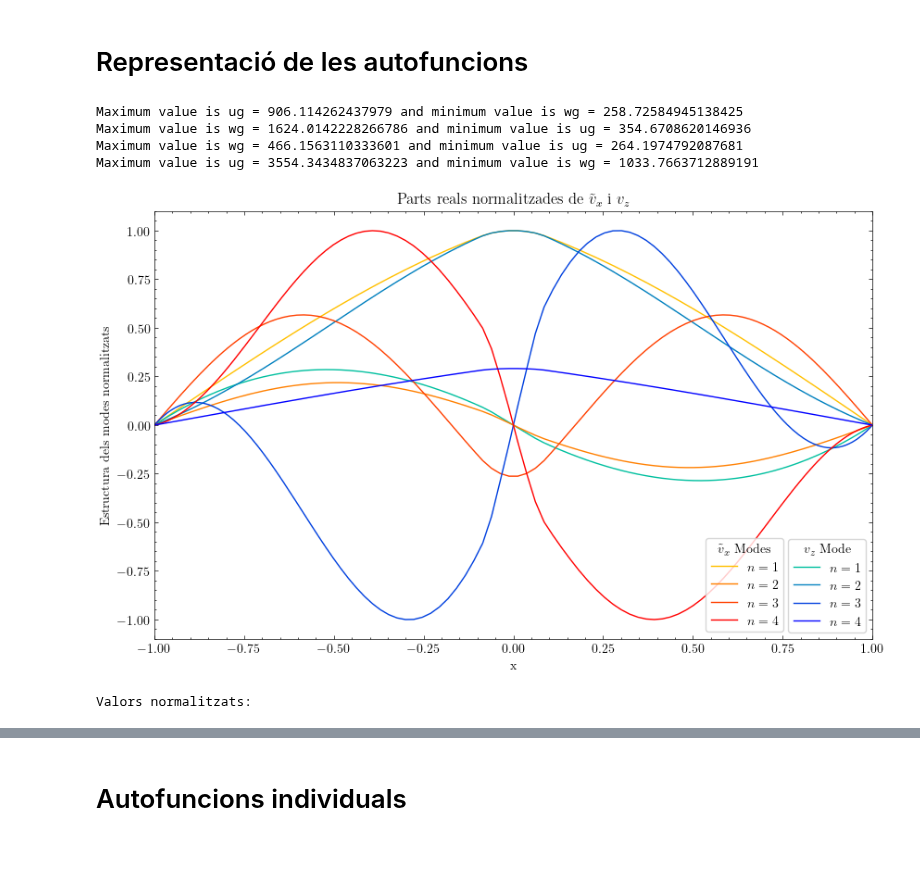
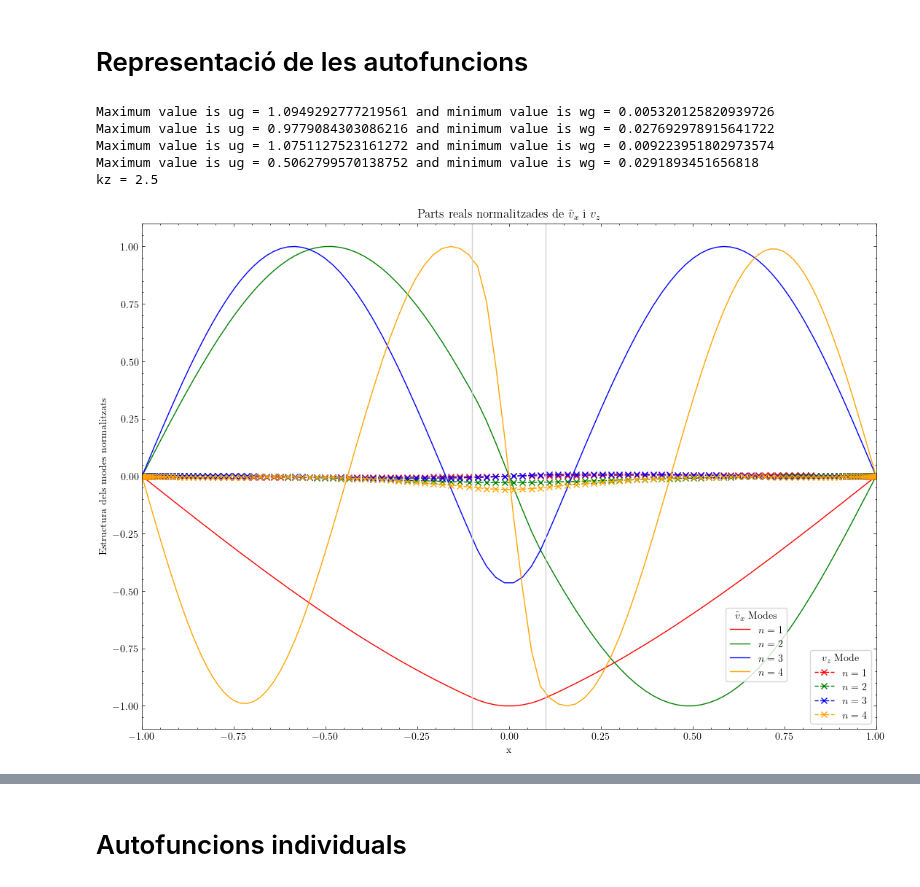
Before and after one commit to JoanRibotOliver/TFG, a Jupyter notebook: Fast & slow modes.ipynb, the cells around one changed output, grey strips where cells are left out. Drawn from its saved outputs; the diff is of its cells as text; code cells hidden in the pictures; blank space fills up the shorter version.

```diff
--- a/Fast & slow modes.ipynb
+++ b/Fast & slow modes.ipynb
@@ -18,6 +18,18 @@ logger = logging.getLogger(__name__)
 from IPython.display import display
 import scienceplots
 plt.style.use('science')
+plt.rcParams.update({
+    "font.size": 12,           # Match LaTeX body text (12pt)
+    "axes.titlesize": 12,      # Title font size
+    "axes.labelsize": 12,      # Axis label font size
+    "xtick.labelsize": 12,     # X tick label font size
+    "ytick.labelsize": 12,     # Y tick label font size
+    "legend.fontsize": 12,     # Legend font size
+    "figure.dpi": 300,         # High DPI for sharpness
+    "font.family": "serif",    # Optional: match LaTeX font
+    "mathtext.fontset": "cm",  # Optional: Computer Modern math
+})
+logging.getLogger().setLevel(logging.WARNING)
 
 
 
@@ -253,30 +264,22 @@ N_max_mode = 4
 N_min_mode = 0
 N_modes = N_max_mode - N_min_mode
 
-### Define warm and cold color palettes ###
-cmap_warm = plt.get_cmap('autumn')  # Warm color palette for v10x~
-cmap_cold = plt.get_cmap('winter')   # Cold color palette for v10z
-colors_warm = [cmap_warm(i / N_modes) for i in range(N_modes)]    # Warm colors
-colors_cold = [cmap_cold(i / N_modes) for i in range(N_modes)]    # Cold colors
+### Define colors for the lines ###
+colors = ['red', 'green', 'blue', 'orange', 'purple', 'brown', 'pink', 'gray']
 
 ### Create lists to store handles for legends ###
 handles_v10x = []
 handles_v10z = []
 
 ### Plot ug.real and wg.real and normalize to the maximum value ###
-
 x = dist.local_grid(xbasis)
-ug_max_list = []
-ug_min_list = []
-wg_max_list = []
-wg_min_list = []
-plt.figure(figsize=(10, 6))
+plt.figure(figsize=(13, 9))
 for n, idx in enumerate(np.argsort(solver.eigenvalues)[N_min_mode:N_max_mode], start=1):
     solver.set_state(idx, solver.subsystems[0])
-    ug = u['g'].real/(u['g'][1]).real
-    wg = w['g'].real/(w['g'][1]).real
-    ui = u['g'].imag/(u['g'][1]).imag
-    wi = w['g'].imag/(w['g'][1]).imag
+    ug = u['g'].real
+    wg = w['g'].real
+    ui = u['g'].imag
+    wi = w['g'].imag
 
     # Find the maximum absolute value between ug and wg
     max_val = np.max(np.abs(np.concatenate([ug, wg])))
@@ -290,62 +293,44 @@ for n, idx in enumerate(np.argsort(solver.eigenvalues)[N_min_mode:N_max_mode], s
     # Normalize both ug and wg by the maximum value
     ug_normalized = ug / max_val
     wg_normalized = wg / max_val
 
-    # Append the values to the lists to display in the DataFrame
-    ug_max_list.append(np.max(ug_normalized))
-    ug_min_list.append(np.min(ug_normalized))
-    wg_max_list.append(np.max(wg_normalized))
-    wg_min_list.append(np.min(wg_normalized))
-
     # Plot v10x~ with warm colors and store the handle
-    handle_v10x, = plt.plot(x, ug_normalized, label=fr"$n={n}$", color=colors_warm[ - n])
+    handle_v10x, = plt.plot(x, ug_normalized, label=fr"$n={n}$", color=colors[n % len(colors) - 1], linestyle='-')
     handles_v10x.append(handle_v10x)
 
     # Plot v10z with cold colors and store the handle
-    handle_v10z, = plt.plot(x, wg_normalized, label=fr"$n={n}$", color=colors_cold[ - n])
+    handle_v10z, = plt.plot(x, wg_normalized, label=fr"$n={n}$", color=colors[n % len(colors) - 1], marker='x', linestyle='--')
     handles_v10z.append(handle_v10z)
 
-    # Create a DataFrame to display the results
-    data = {
-        "Mode": [f"Mode {i+1}" for i in range(len(ug_max_list))],
-        "ug_max": ug_max_list,
-        "wg_max": wg_max_list,
-        "ug_min": ug_min_list,
-        "wg_min": wg_min_list,}
-    df = pd.DataFrame(data)
 
 ## Create separate legends
 legend_v10x = plt.legend(handles=handles_v10x, title=r"$\tilde{v}_{x}$ Modes", loc="upper right", bbox_to_anchor=(0.885, 0.25), frameon=True)
 plt.gca().add_artist(legend_v10x)  # Add the first legend to the plot
 plt.legend(handles=handles_v10z, title=r"$v_{z}$ Mode", loc="lower right", bbox_to_anchor=(1, 0), frameon=True)
+
+
+# Add vertical lines to each subplot
+plt.axvline(x=-0.1, color='lightgrey', linestyle='-', linewidth=1)
+plt.axvline(x=0.1, color='lightgrey', linestyle='-', linewidth=1)
 
 
 plt.xlim(-1, 1)
 #plt.legend(loc="lower right", frameon=True)
 plt.ylabel(r"Estructura dels modes normalitzats")
 plt.xlabel(r"x")
 plt.title(r"Parts reals normalitzades de $\tilde{v}_{x}$ i ${v}_{z}$")
 plt.grid(False)
 plt.savefig('normalized_modes.png', dpi=300, bbox_inches='tight')
+print("kz =",kz)
 plt.show()
-
-print("Valors normalitzats:")
-display(df)
-
-
-# Tal vegada em pot interessar normalitzar en un bucle i després representar per separat. No representar tot de cop... però sí pq les vull comparar en tamany...
 
 # A l'hora de representar la part real de les autofuncions has de tenir clar que la velocitat u és en la direcció x i la w en z. També que v10x és imaginària i v10z és real.
 # A més, el que es representa és la velocitat, no la corda en sí. Llavors un node implica velocitat nul·la: aquell punt no es mou.
 # Els màxims i mínims són els punts on la velocitat és màxima, no és que la corda es deformi amb aquella forma.
-
-# Ficar els plots de les velocitats dins el for i representar les velocitats per cada kz... pot tardar bastant però crec que és el que he de fer!
-
-# No entenc molt bé perquè els modes no es van alternant, és a dir, els modes senars el màxim hauria de ser ug i els parells wg; NO ESTÀ PASSANT AIXÒ PERÒ!
 # %% [output]
-Maximum value is ug = 906.114262437979 and minimum value is wg = 258.72584945138425
-Maximum value is wg = 1624.0142228266786 and minimum value is ug = 354.6708620146936
-Maximum value is wg = 466.1563110333601 and minimum value is ug = 264.1974792087681
-Maximum value is ug = 3554.3434837063223 and minimum value is wg = 1033.7663712889191
+Maximum value is ug = 1.0949292777219561 and minimum value is wg = 0.005320125820939726
+Maximum value is ug = 0.9779084303086216 and minimum value is wg = 0.027692978915641722
+Maximum value is ug = 1.0751127523161272 and minimum value is wg = 0.009223951802973574
+Maximum value is ug = 0.5062799570138752 and minimum value is wg = 0.0291893451656818
+kz = 2.5
-[figure, old version]
+[figure, new version]
-Valors normalitzats:
```
Also changed, not shown: parts of 13 cells of this notebook, 6 other files.
